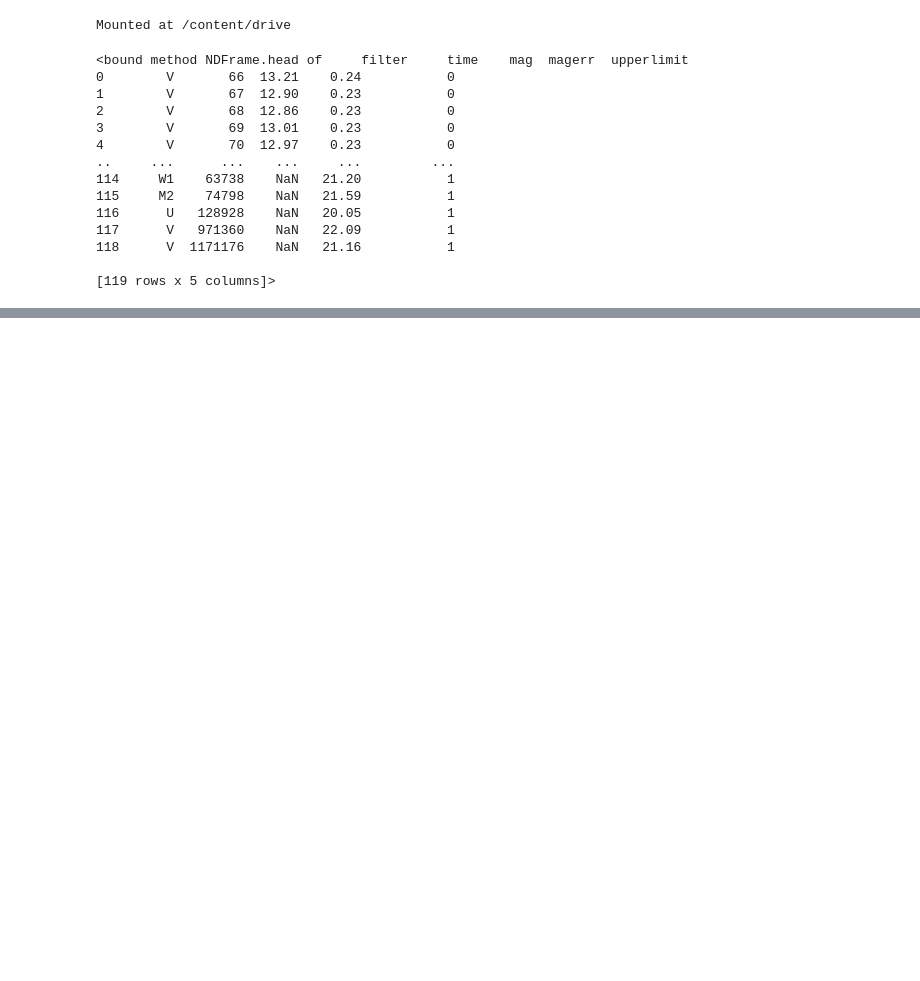
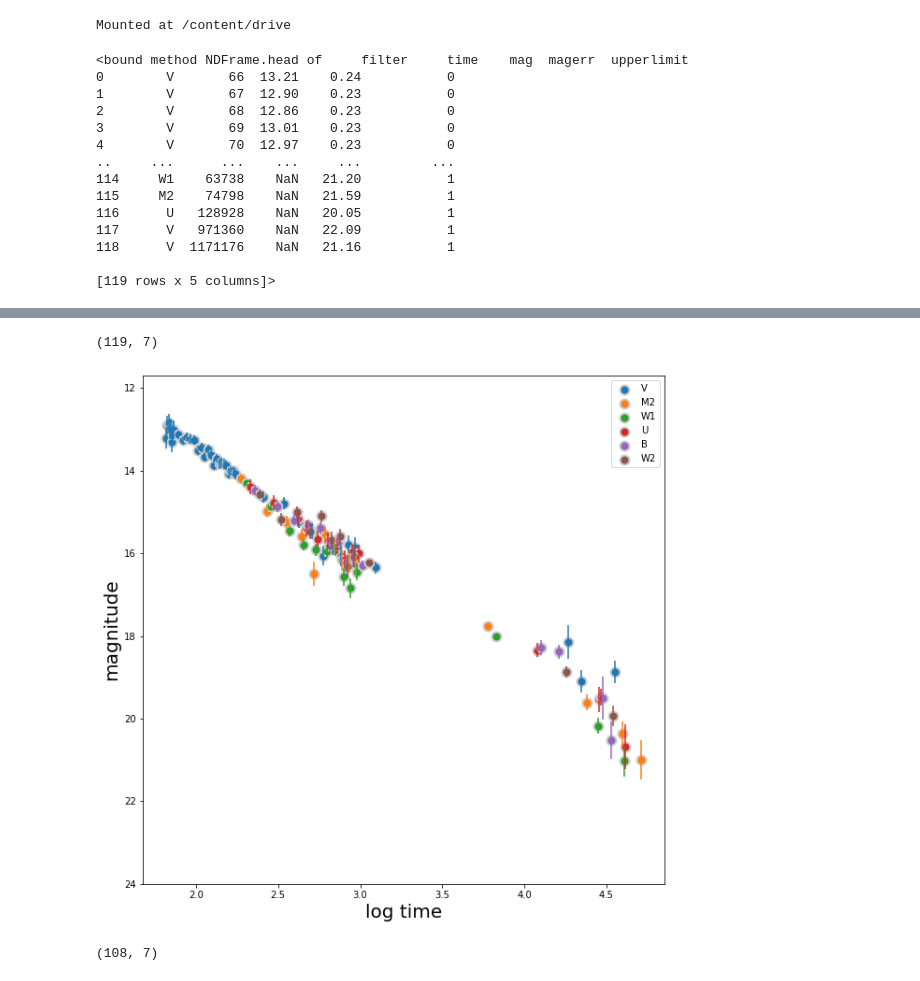
Before and after one commit to MatteoGhizzi/MLPNS2021, a Jupyter notebook: Lezione8.ipynb, the cells around one changed output, grey strips where cells are left out. Cells and saved outputs as stored; diff of their text form; code cells hidden in the pictures; blank space fills up the shorter version.

```diff
--- a/Lezione8.ipynb
+++ b/Lezione8.ipynb
@@ -41,4 +32,3 @@ TypeError: ignored
 # %%
-dataB = [['logtime','logmag']]
-dataB['logtime'] = np.log10(dataA.time)
-dataB['logmag'] = np.log10(dataA.time )
+data['logtime'] = np.log10(data.time)
+data['logmag'] = np.log10(data.mag)
@@ -46,0 +53,33 @@ TypeError: ignored
+# %%
+data.shape
+# %% [output]
+(119, 7)
+# %%
+#create a figure container and an axis object inside of it
+ax = pl.figure(figsize=(10,10)).add_subplot(111)
+
+#loop on every filter to plot - this will give differnt colors naturally.
+#Use pl.errorbar to plot the uncertainties
+for f in data["filter"].unique():
+    pl.errorbar(data.loc[data["filter"] == f, "logtime"],
+                data.loc[data["filter"] == f, "mag"],
+                yerr=data.loc[data["filter"] == f, "magerr"], fmt='.', ms=0,
+                fcolor=None, label=None)
+
+# replot to add a better marker (optional)
+for f in data["filter"].unique():
+    pl.scatter(data.loc[data["filter"] == f, "logtime"],
+               data.loc[data["filter"] == f, "mag"],
+               alpha=1, s=100, linewidth=2,
+               label=f,
+               edgecolor='#cccccc')
+
+ # I am going to invert the y axis because the "magnitude" measurement is an inverse scale: brighter is smaller
+pl.ylim(24,11.7)
+pl.legend()
+
+#Always rememebr you axis labels!!
+pl.ylabel("magnitude", fontsize=20)
+pl.xlabel("log time", fontsize=20);
+# %% [output]
+[figure, added]
@@ -46,0 +88,4 @@ TypeError: ignored
+# %%
+dataA.shape
+# %% [output]
+(108, 7)
```
Also changed, not shown: parts of 11 cells of this notebook.
